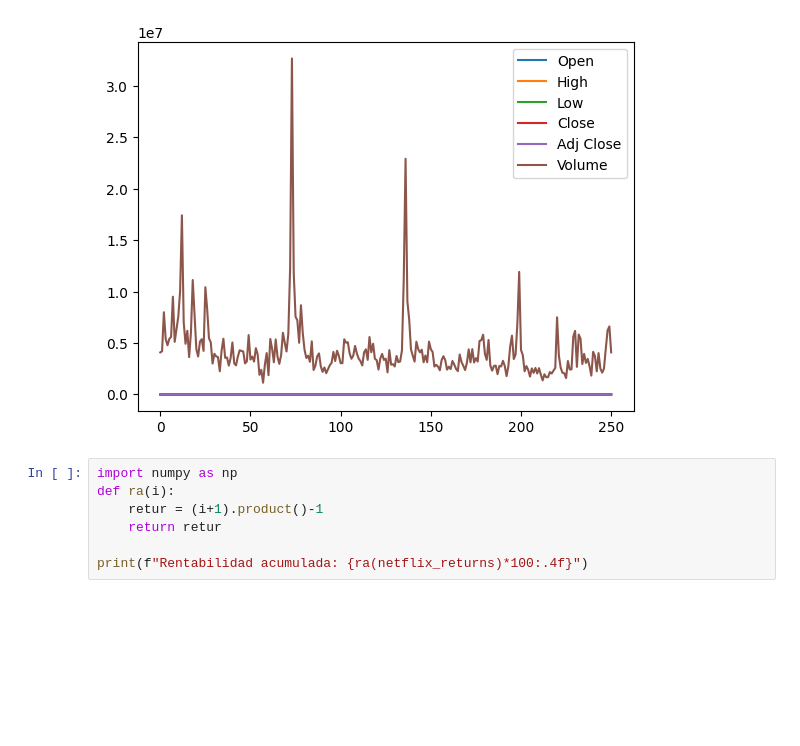
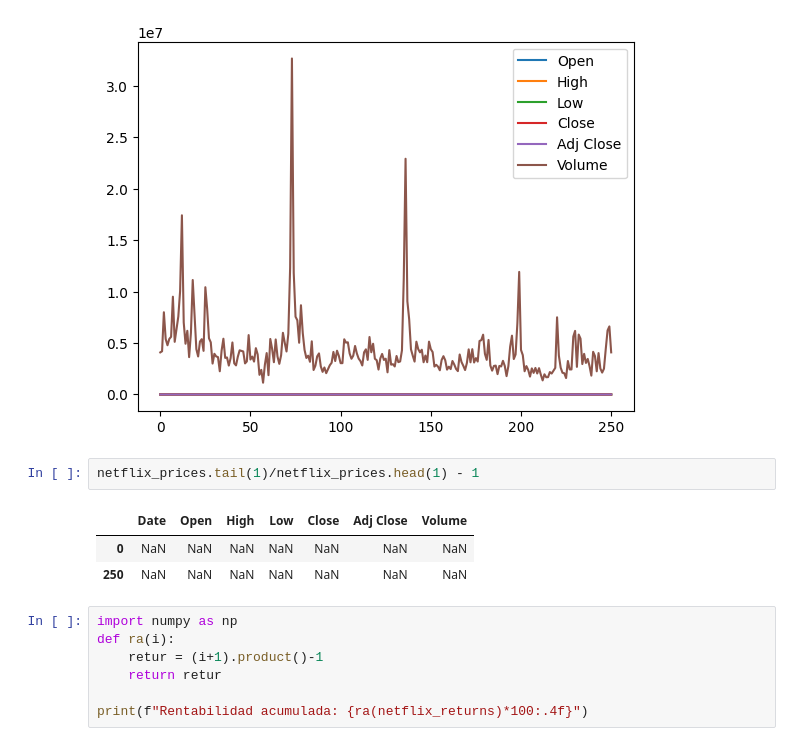
Before and after one commit to venidaydream/Intro_to_Big_Data, a Jupyter notebook: retornos.ipynb, the cells around one changed output. Drawn from its saved outputs; the diff is of its cells as text; blank space fills up the shorter version.

```diff
--- a/retornos.ipynb
+++ b/retornos.ipynb
@@ -197,6 +251,12 @@ los retornos acumulados:
 rentabilidad diaria promedio:
  0.06517324697501437
 [figure]
+# %%
+netflix_prices.tail(1)/netflix_prices.head(1) - 1
+# %% [output]
+|  | Date | Open | High | Low | Close | Adj Close | Volume |
+| 0 | NaN | NaN | NaN | NaN | NaN | NaN | NaN |
+| 250 | NaN | NaN | NaN | NaN | NaN | NaN | NaN |
 # %%
 import numpy as np
 def ra(i):
```
Also changed, not shown: parts of 18 cells of this notebook.
